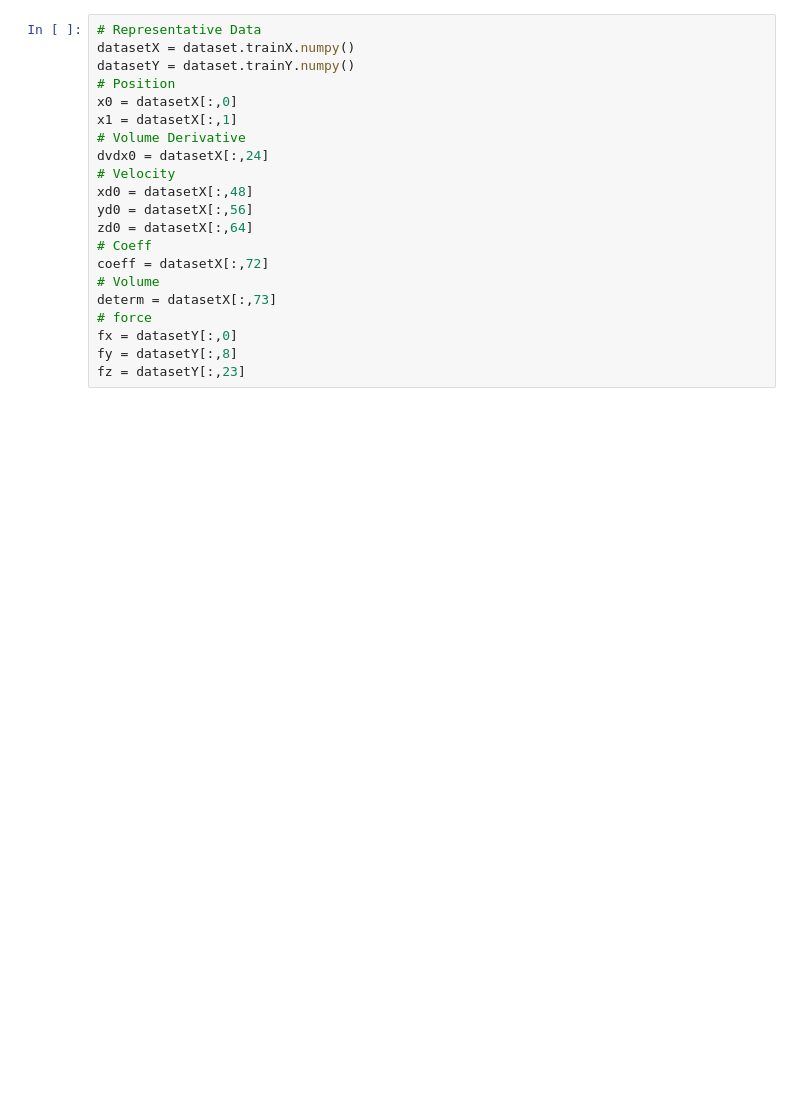
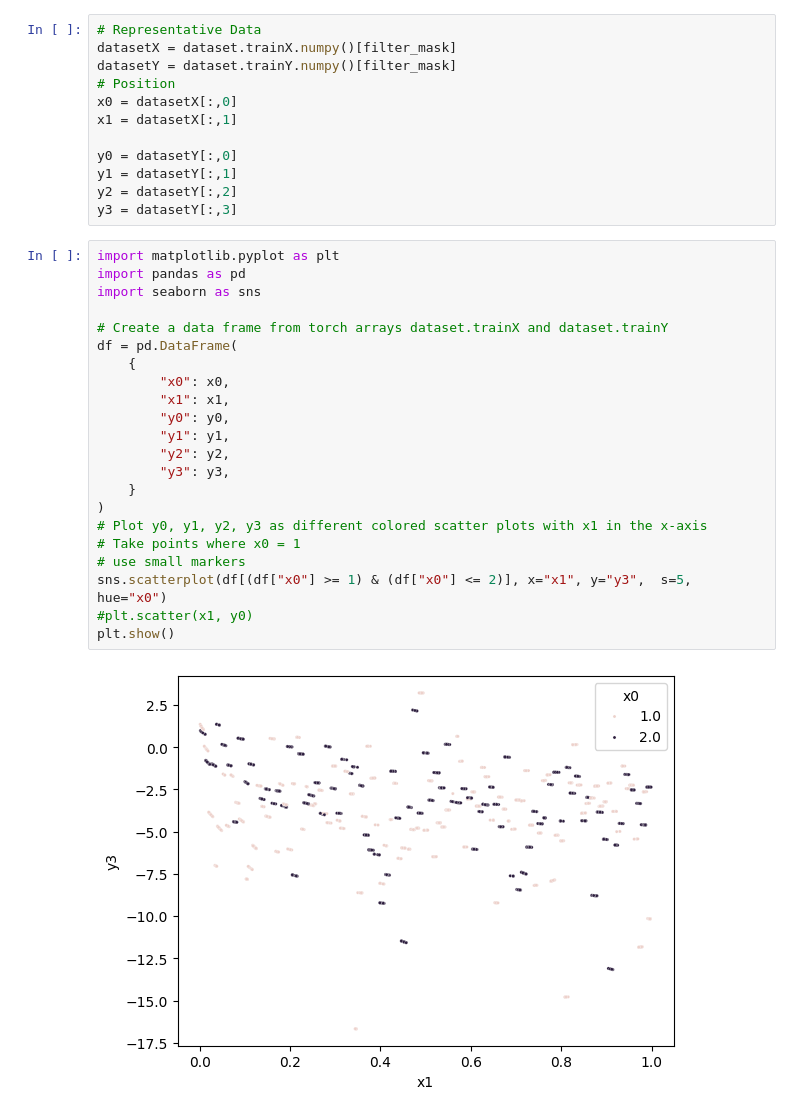
Before and after one commit to bpanthi977/model_search, a Jupyter notebook: scripts/01 visualize.ipynb, the cells around one changed output. Cells and saved outputs as stored; diff of their text form; blank space fills up the shorter version.

```diff
--- a/scripts/01 visualize.ipynb
+++ b/scripts/01 visualize.ipynb
@@ -22,24 +30,39 @@ dataset = load_dataset(DatasetConfig(db_file="../dataset/HGF-20p.h5", label="HGF
 # %%
 # Representative Data
-datasetX = dataset.trainX.numpy()
-datasetY = dataset.trainY.numpy()
+datasetX = dataset.trainX.numpy()[filter_mask]
+datasetY = dataset.trainY.numpy()[filter_mask]
 # Position
 x0 = datasetX[:,0]
 x1 = datasetX[:,1]
-# Volume Derivative
-dvdx0 = datasetX[:,24]
-# Velocity
-xd0 = datasetX[:,48]
-yd0 = datasetX[:,56]
-zd0 = datasetX[:,64]
-# Coeff
-coeff = datasetX[:,72]
-# Volume
-determ = datasetX[:,73]
-# force
-fx = datasetY[:,0]
-fy = datasetY[:,8]
-fz = datasetY[:,23]
+
+y0 = datasetY[:,0]
+y1 = datasetY[:,1]
+y2 = datasetY[:,2]
+y3 = datasetY[:,3]
+# %%
+import matplotlib.pyplot as plt
+import pandas as pd
+import seaborn as sns
+
+# Create a data frame from torch arrays dataset.trainX and dataset.trainY
+df = pd.DataFrame(
+    {
+        "x0": x0,
+        "x1": x1,
+        "y0": y0,
+        "y1": y1,
+        "y2": y2,
+        "y3": y3,
+    }
+)
+# Plot y0, y1, y2, y3 as different colored scatter plots with x1 in the x-axis
+# Take points where x0 = 1
+# use small markers
+sns.scatterplot(df[(df["x0"] >= 1) & (df["x0"] <= 2)], x="x1", y="y3",  s=5, hue="x0")
+#plt.scatter(x1, y0)
+plt.show()
+# %% [output]
+[figure, added]
 # %%
 # Baseline error with smoothl1 loss
 import torch.nn as nn
```
Also changed, not shown: parts of 8 cells of this notebook, 4 other files.
